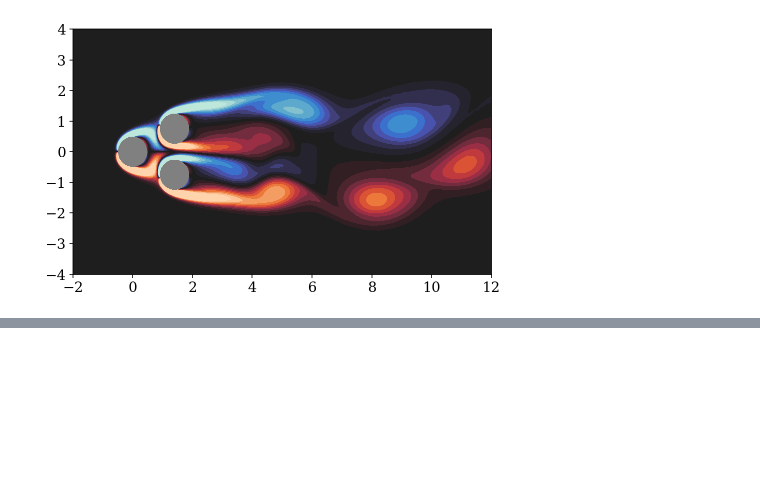
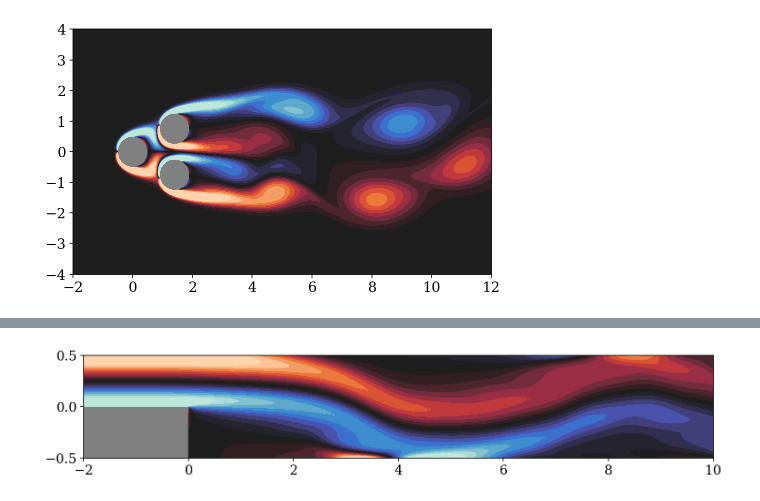
Before and after one commit to dynamicslab/hydrogym, a Jupyter notebook: notebooks/flow-config.ipynb, the cells around one changed output, grey strips where cells are left out. Cells and saved outputs as stored; diff of their text form; code cells hidden in the pictures; blank space fills up the shorter version.

Commit message:
Validating step configuration (WIP)

```diff
--- a/notebooks/flow-config.ipynb
+++ b/notebooks/flow-config.ipynb
@@ -71,0 +73,18 @@ plt.show()
+# %%
+flow = gym.flow.Step(h5_file="../examples/step/output/checkpoint.h5")
+
+fig, ax = plt.subplots(1, 1, figsize=(12, 2))
+levels = np.linspace(-5, 5, 20)
+fd.tricontourf(
+    flow.vorticity(),
+    levels=levels,
+    axes=ax,
+    extend="both",
+    cmap=sns.color_palette("icefire", as_cmap=True),
+)
+ax.set_xlim([-2, 10])
+ax.set_ylim([-0.5, 0.5])
+ax.set_facecolor("grey")
+plt.show()
+# %% [output]
+[figure, added]
```
Also changed, not shown: parts of 4 cells of this notebook, 13 other files.
